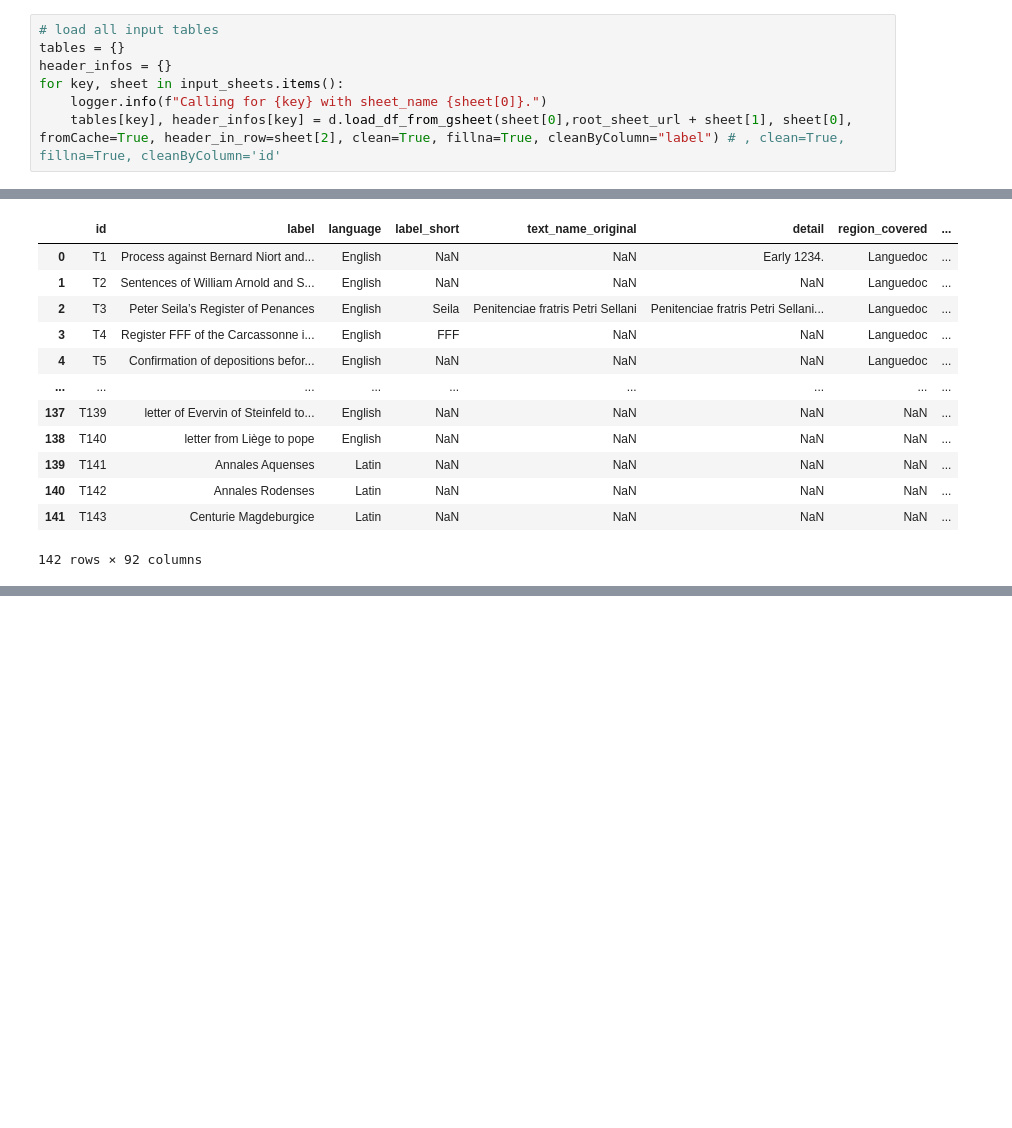
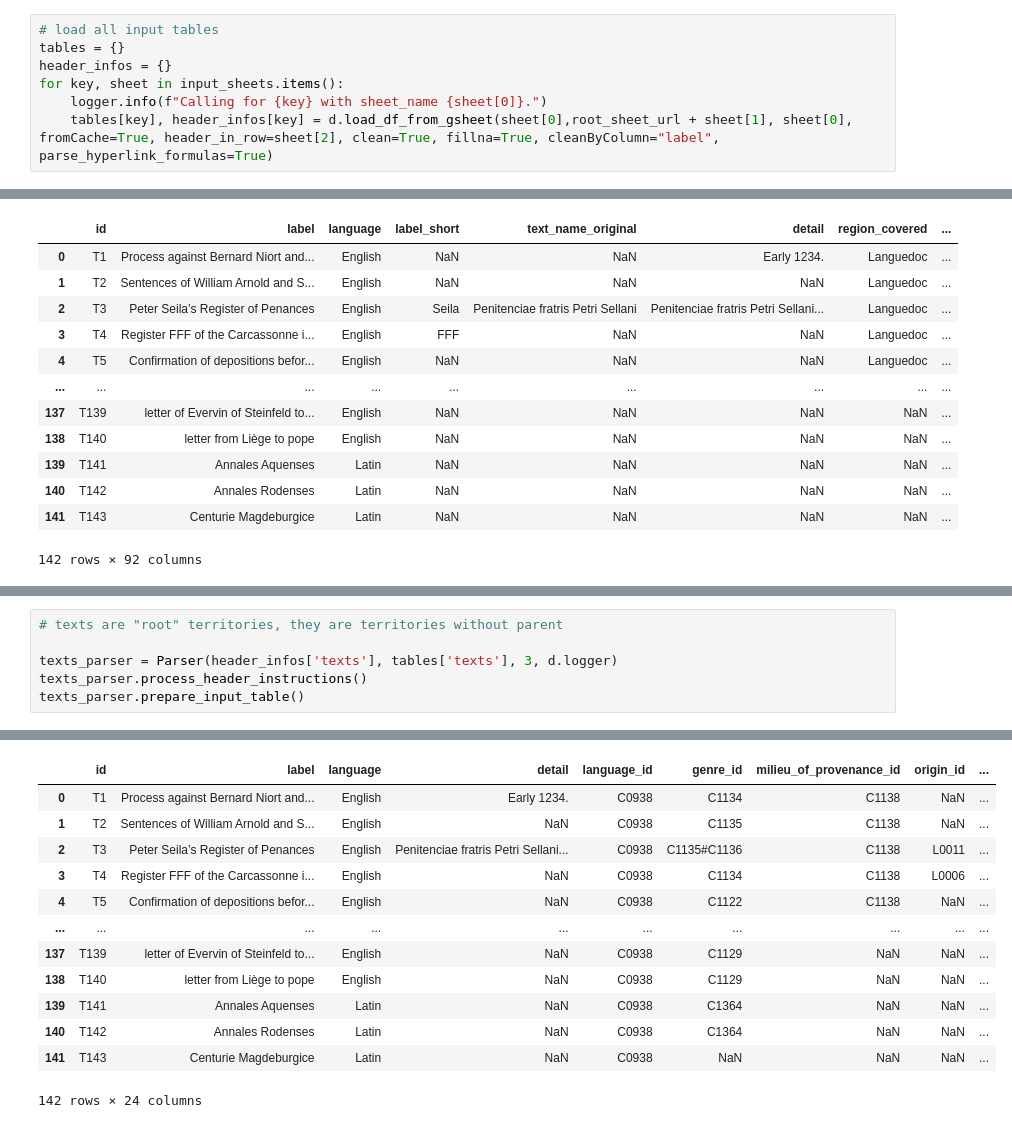
Before and after one commit to tomaham/InkVisitor, a Jupyter notebook: packages/database/scripts/parse-development.ipynb, the cells around one changed output, grey strips where cells are left out. Saved outputs shown, nothing was run; the diff lists cells and outputs as text; blank space fills up the shorter version.

```diff
--- a/packages/database/scripts/parse-development.ipynb
+++ b/packages/database/scripts/parse-development.ipynb
@@ -79,5 +85,5 @@ tables = {}
 header_infos = {}
 for key, sheet in input_sheets.items():
     logger.info(f"Calling for {key} with sheet_name {sheet[0]}.")
-    tables[key], header_infos[key] = d.load_df_from_gsheet(sheet[0],root_sheet_url + sheet[1], sheet[0], fromCache=True, header_in_row=sheet[2], clean=True, fillna=True, cleanByColumn="label") # , clean=True, fillna=True, cleanByColumn='id'
+    tables[key], header_infos[key] = d.load_df_from_gsheet(sheet[0],root_sheet_url + sheet[1], sheet[0], fromCache=True, header_in_row=sheet[2], clean=True, fillna=True, cleanByColumn="label", parse_hyperlink_formulas=True)
 # %% [output]
@@ -134,0 +243,7 @@ tables['texts']
+# %%
+# texts are "root" territories, they are territories without parent
+
+texts_parser = Parser(header_infos['texts'], tables['texts'], 3, d.logger)
+texts_parser.process_header_instructions()
+texts_parser.prepare_input_table()
+# %% [output]
@@ -134,0 +252,13 @@ tables['texts']
+|  | id | label | language | detail | language_id | genre_id | milieu_of_provenance_id | origin_id | ... |
+| 0 | T1 | Process against Bernard Niort and... | English | Early 1234. | C0938 | C1134 | C1138 | NaN | ... |
+| 1 | T2 | Sentences of William Arnold and S... | English | NaN | C0938 | C1135 | C1138 | NaN | ... |
+| 2 | T3 | Peter Seila’s Register of Penances | English | Penitenciae fratris Petri Sellani... | C0938 | C1135#C1136 | C1138 | L0011 | ... |
+| 3 | T4 | Register FFF of the Carcassonne i... | English | NaN | C0938 | C1134 | C1138 | L0006 | ... |
+| 4 | T5 | Confirmation of depositions befor... | English | NaN | C0938 | C1122 | C1138 | NaN | ... |
+| ... | ... | ... | ... | ... | ... | ... | ... | ... | ... |
+| 137 | T139 | letter of Evervin of Steinfeld to... | English | NaN | C0938 | C1129 | NaN | NaN | ... |
+| 138 | T140 | letter from Liège to pope | English | NaN | C0938 | C1129 | NaN | NaN | ... |
+| 139 | T141 | Annales Aquenses | Latin | NaN | C0938 | C1364 | NaN | NaN | ... |
+| 140 | T142 | Annales Rodenses | Latin | NaN | C0938 | C1364 | NaN | NaN | ... |
+| 141 | T143 | Centurie Magdeburgice | Latin | NaN | C0938 | NaN | NaN | NaN | ... |
+142 rows × 24 columns
```
Also changed, not shown: parts of 12 cells of this notebook, 1 other file.
